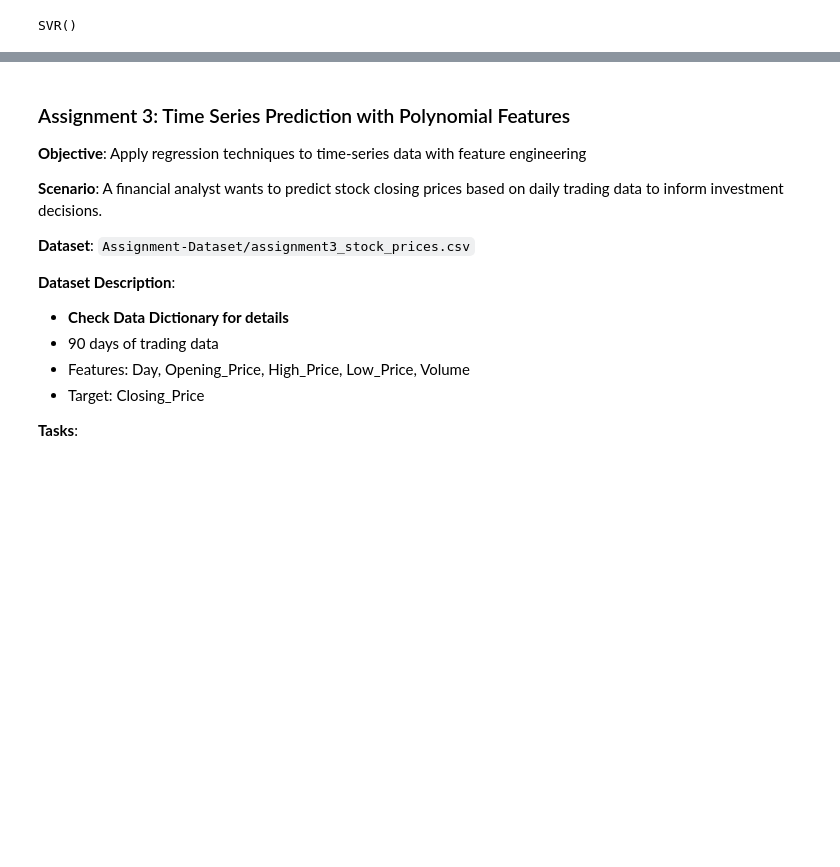
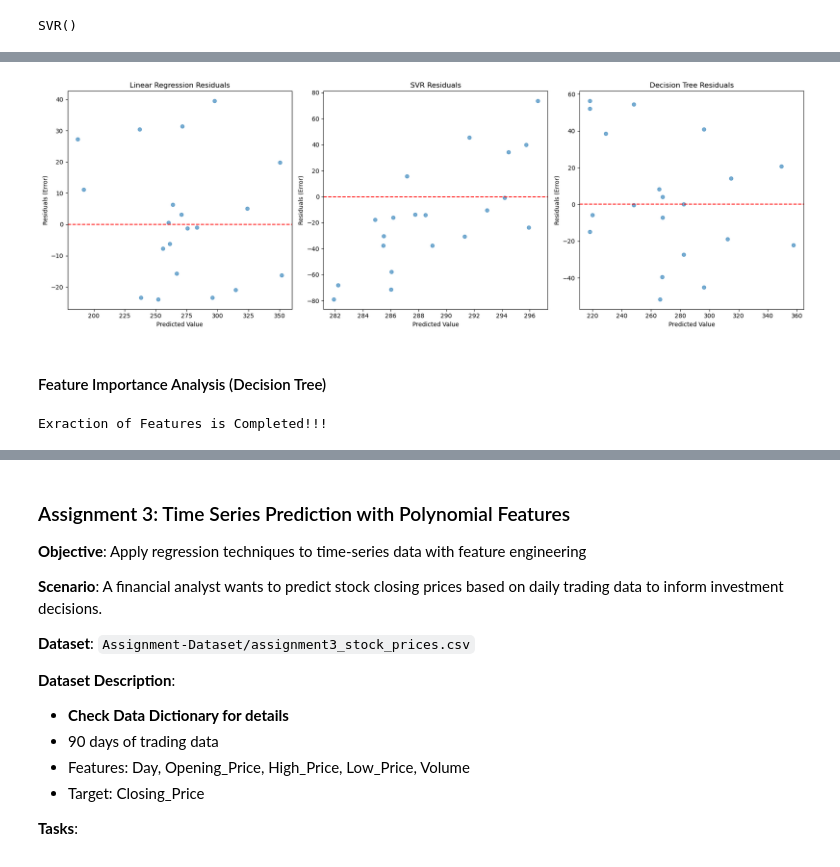
Before and after one commit to Ezerioha-ifeanyi/Week-15-Take-Home, a Jupyter notebook: Take Home.ipynb, the cells around one changed output, grey strips where cells are left out. Cells and saved outputs as stored; diff of their text form; code cells hidden in the pictures; blank space fills up the shorter version.

```diff
--- a/Take Home.ipynb
+++ b/Take Home.ipynb
@@ -1109,0 +1240,41 @@ print(f"R² Change: {energy_r2_svr - energy_r2_lin:.4f}")
+# %%
+# Visualization of Residual Plots for each Model
+plt.figure(figsize=(18, 6))
+
+def plot_residuals(ax, y_true, y_pred, title):
+    residuals = y_true - y_pred
+    ax.scatter(y_pred, residuals, alpha=0.6)
+    ax.axhline(y=0, color='r', linestyle='--')
+    ax.set_title(title)
+    ax.set_xlabel('Predicted Value')
+    ax.set_ylabel('Residuals (Error)')
+
+ax1 = plt.subplot(1, 3, 1)
+plot_residuals(ax1, y_test, energy_y_pred_lin, 'Linear Regression Residuals')
+
+ax2 = plt.subplot(1, 3, 2)
+plot_residuals(ax2, y_test, energy_y_pred_svr, 'SVR Residuals')
+
+ax3 = plt.subplot(1, 3, 3)
+plot_residuals(ax3, y_test, y_pred_dtree_best, 'Decision Tree Residuals')
+
+plt.tight_layout()
+plt.show()
+# %% [output]
+[figure, added]
+# %% [markdown]
+#### Feature Importance Analysis (Decision Tree)
+# %%
+# Extracting Feature Importances for the decision tree
+importances = best_dtree_model.feature_importances_
+feature_names = energy_X.columns
+
+# Create a DataFrame of the features for nice plotting
+df_importance = pd.DataFrame({
+    'Feature': feature_names,
+    'Importance': importances
+}).sort_values(by='Importance', ascending=False)
+
+print("Extraction of Features is Completed!!!")
+# %% [output]
+Exraction of Features is Completed!!!
```
Also changed, not shown: parts of 53 cells of this notebook.
